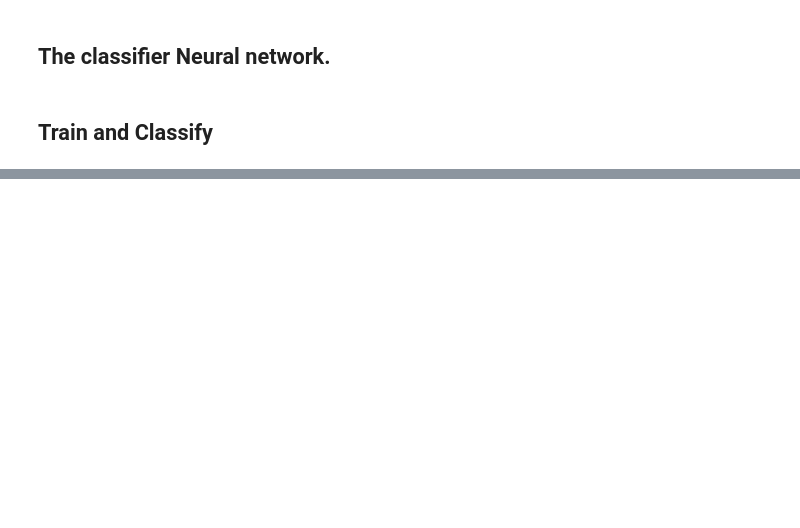
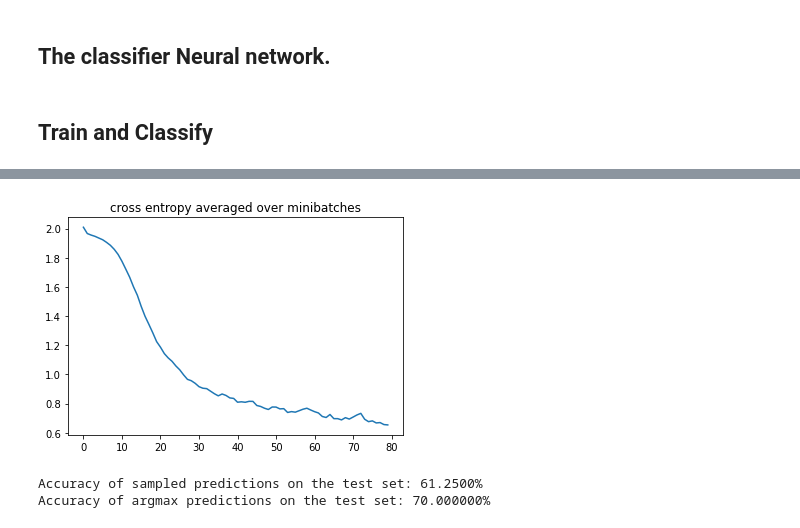
Before and after one commit to kfiry77/BiPartiteGraphDeepLearing, a Jupyter notebook: BipartiteGraphDeepLearningClassification.ipynb, the cells around one changed output, grey strips where cells are left out. Saved outputs shown, nothing was run; the diff lists cells and outputs as text; code cells hidden in the pictures; blank space fills up the shorter version.

```diff
--- a/BipartiteGraphDeepLearningClassification.ipynb
+++ b/BipartiteGraphDeepLearningClassification.ipynb
@@ -252,14 +248,6 @@ class RandomGraphSetGenrator(object):
           self.graphs.append(g)
           self.labels.append(i)
         i = i + 1
-# %%
-data_gerators = { 'cycle': GenDataCycle(), 'star': GenDataStar(), "Wheel": GenDataWheel(), "Lollipop": GenDataLollipop(), "Complete": GenDataClique() }
-data_gerators_random = { 'random': GenDataRandom(), 'bipartite': GenDataBiPartite() }
-#trainset = MiniGCDataset(320, 10, 20)
-#testset = MiniGCDataset(80, 10, 20)
-
-trainset = BiPartiteRandomSet(300, 10,30, data_gerators)
-testset = BiPartiteRandomSet(50, 10,30, data_gerators)
 # %% [markdown]
 ## The classifier Neural network.
 # %%
@@ -342,3 +330,12 @@ class ModelTrainer:
       (test_Y == sampled_Y.float()).sum().item() / len(test_Y) * 100))
     print('Accuracy of argmax predictions on the test set: {:4f}%'.format(
       (test_Y == argmax_Y.float()).sum().item() / len(test_Y) * 100))
+# %%
+trainset = MiniGCDataset(320, 10, 20)
+testset = MiniGCDataset(80, 10, 20)
+
+trainer = ModelTrainer(trainset)
+trainer.trainModel(80)
+trainer.plot_loses()
+trainer.Evaluate(testset)
+# %% [output]
@@ -345 +358,4 @@ class ModelTrainer:
+[figure, added]
+Accuracy of sampled predictions on the test set: 61.2500%
+Accuracy of argmax predictions on the test set: 70.000000%
 # %%
```
Also changed, not shown: parts of 11 cells of this notebook.
